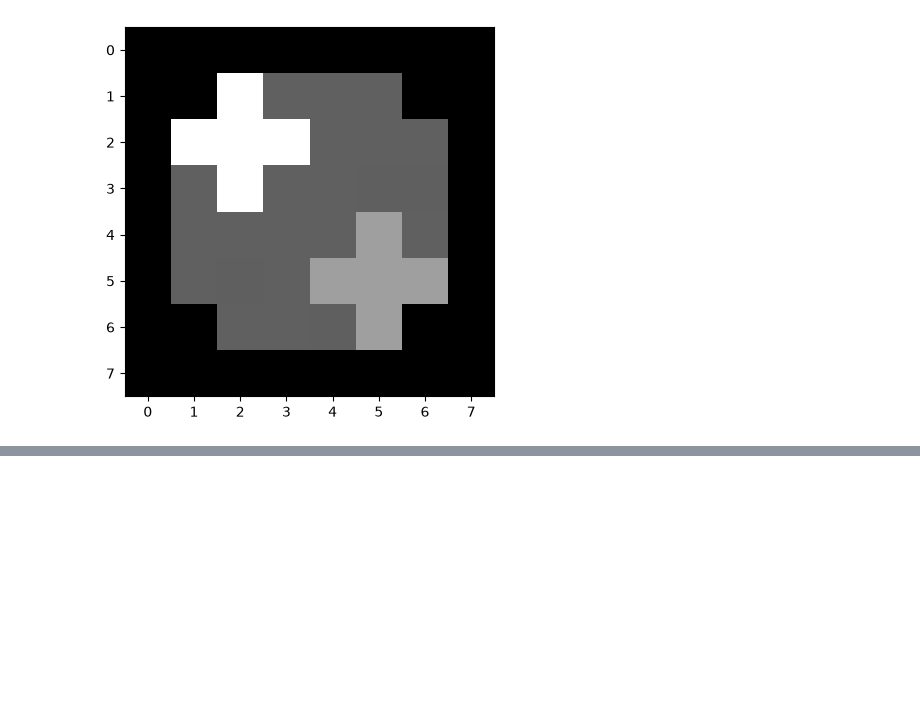
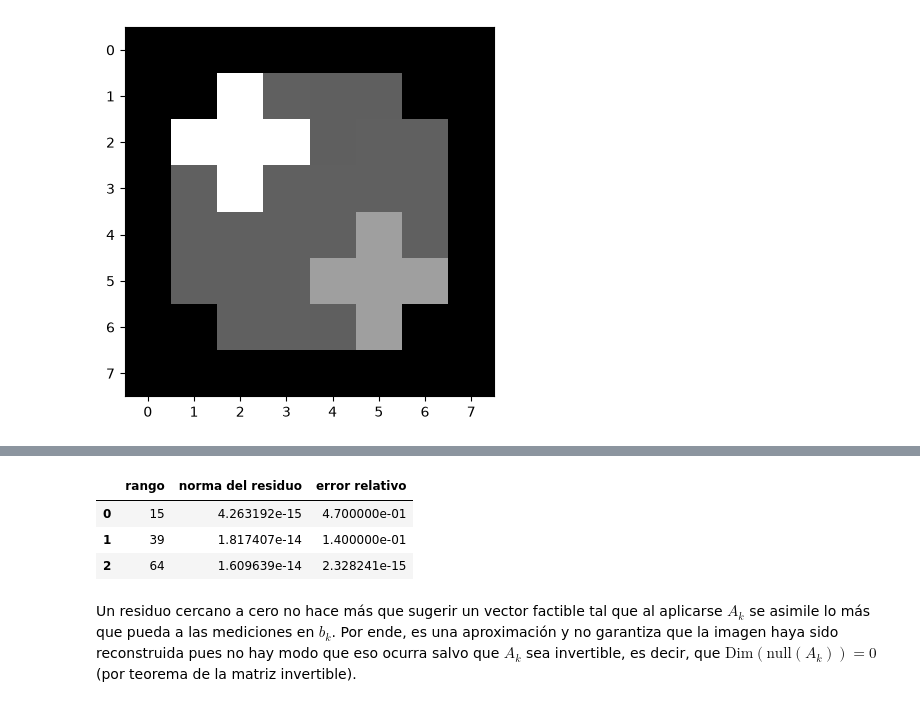
Before and after one commit to josedesgtt/imagenes-tomograficas-tp-metodos, a Jupyter notebook: ejercicio_5.ipynb, the cells around one changed output, grey strips where cells are left out. Cells and saved outputs as stored; diff of their text form; code cells hidden in the pictures; blank space fills up the shorter version.

```diff
--- a/ejercicio_5.ipynb
+++ b/ejercicio_5.ipynb
@@ -89,0 +90,4 @@ np.float64(2.1371055965461257e-15)
+# %%
+rank_A2 = np.linalg.matrix_rank(A2)
+rank_A4 = np.linalg.matrix_rank(A4)
+rank_A7 = np.linalg.matrix_rank(A7)
@@ -89,0 +96,15 @@ np.float64(2.1371055965461257e-15)
+# %%
+tabla = pd.DataFrame({
+    "rango": [rank_A2, rank_A4, rank_A7],
+    "norma del residuo": [np.linalg.norm(res_2), np.linalg.norm(res_4), np.linalg.norm(res_7)],
+    "error relativo": [round(float(err_rel_2), 2), round(float(err_rel_4), 2) , err_rel_7]
+})
+
+tabla
+# %% [output]
+|  | rango | norma del residuo | error relativo |
+| 0 | 15 | 4.263192e-15 | 4.700000e-01 |
+| 1 | 39 | 1.817407e-14 | 1.400000e-01 |
+| 2 | 64 | 1.609639e-14 | 2.328241e-15 |
+# %% [markdown]
+Un residuo cercano a cero no hace más que sugerir un vector factible tal que al aplicarse $A_k$ se asimile lo más que pueda a las mediciones en $b_k$. Por ende, es una aproximación y no garantiza que la imagen haya sido reconstruida pues no hay modo que eso ocurra salvo que $A_k$ sea invertible, es decir, que $\text{Dim}(\text{null}(A_k)) = 0$ (por teorema de la matriz invertible).
```
Also changed, not shown: parts of 5 cells of this notebook, 3 other files.
